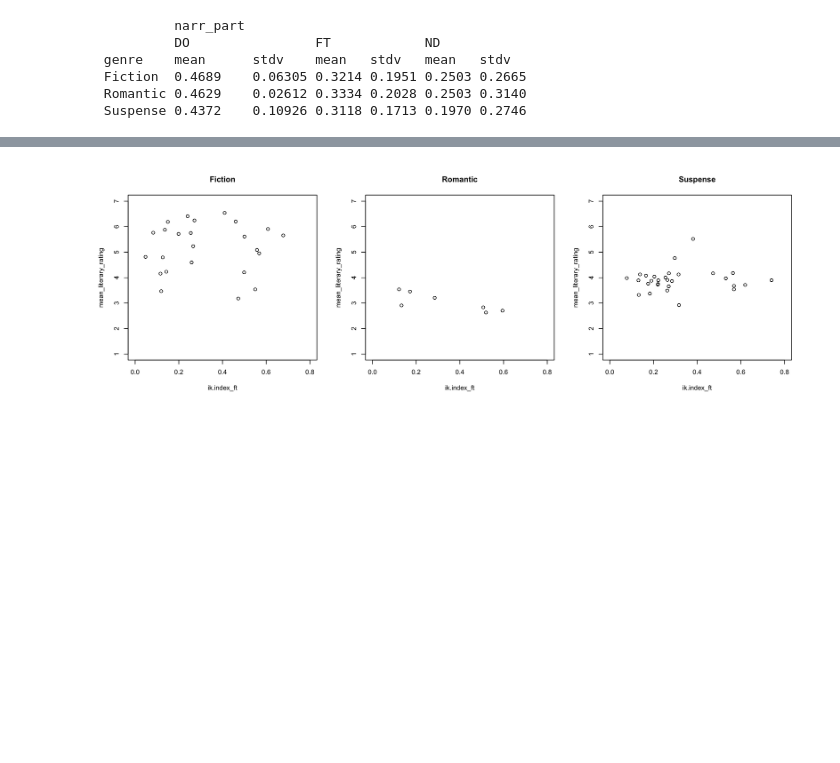
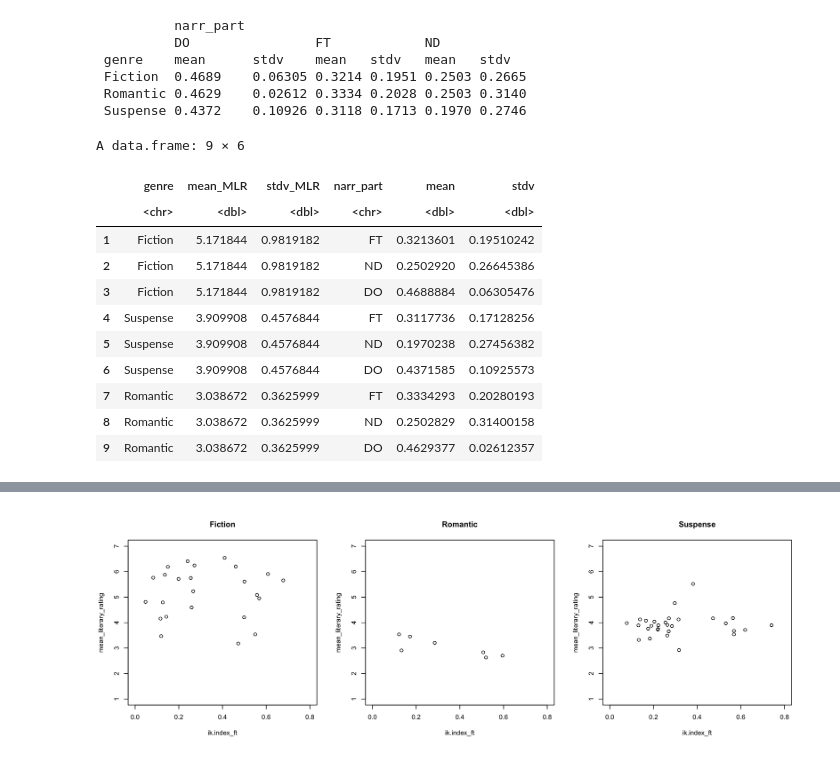
Before and after one commit to jorisvanzundert/riddle_ikindex, a Jupyter notebook: notebook/I-index.ipynb, the cells around one changed output, grey strips where cells are left out. Drawn from its saved outputs; the diff is of its cells as text; code cells hidden in the pictures; blank space fills up the shorter version.

```diff
--- a/notebook/I-index.ipynb
+++ b/notebook/I-index.ipynb
@@ -88,3 +88,34 @@ tabular( Factor(genre) ~ Factor(narr_part) * ( Heading() * do_nothing * mean + H
  Fiction  0.4689    0.06305 0.3214 0.1951 0.2503 0.2665
  Romantic 0.4629    0.02612 0.3334 0.2028 0.2503 0.3140
  Suspense 0.4372    0.10926 0.3118 0.1713 0.1970 0.2746
+# %%
+# The above solution works and is kept there for 'historic reasons'.
+# However, in the end we prefered a different tabular lay out, hence…
+
+metrics <- data.frame( genre=character(0), mean_MLR=double(0), stdv_MLR=double(0), narr_part=character(0), mean=double(0), stdv=double(0) )
+genre <- c( 'Fiction', 'Suspense', 'Romantic' )
+narr_part <- c( 'ik.index_ft', 'ik.index_nd', 'ik.index_do' )
+narr_part_map <- c( ik.index_ft='FT', ik.index_nd='ND', ik.index_do='DO' )
+for( g in genre ) {
+    for( n in narr_part ) {
+        metrics[ nrow( metrics ) + 1, ] <- list(
+            g,
+            mean( iidx[ iidx$genre==g, 'mean_literary_rating' ] ),
+            sd( iidx[ iidx$genre==g, 'mean_literary_rating' ] ),
+            narr_part_map[[n]], mean( iidx[ iidx$genre==g, n ] ), sd( iidx[ iidx$genre==g, n ] ) )
+    }
+}
+metrics
+# %% [output]
+A data.frame: 9 × 6
+|  | genre | mean_MLR | stdv_MLR | narr_part | mean | stdv |
+|  | <chr> | <dbl> | <dbl> | <chr> | <dbl> | <dbl> |
+| 1 | Fiction | 5.171844 | 0.9819182 | FT | 0.3213601 | 0.19510242 |
+| 2 | Fiction | 5.171844 | 0.9819182 | ND | 0.2502920 | 0.26645386 |
+| 3 | Fiction | 5.171844 | 0.9819182 | DO | 0.4688884 | 0.06305476 |
+| 4 | Suspense | 3.909908 | 0.4576844 | FT | 0.3117736 | 0.17128256 |
+| 5 | Suspense | 3.909908 | 0.4576844 | ND | 0.1970238 | 0.27456382 |
+| 6 | Suspense | 3.909908 | 0.4576844 | DO | 0.4371585 | 0.10925573 |
+| 7 | Romantic | 3.038672 | 0.3625999 | FT | 0.3334293 | 0.20280193 |
+| 8 | Romantic | 3.038672 | 0.3625999 | ND | 0.2502829 | 0.31400158 |
+| 9 | Romantic | 3.038672 | 0.3625999 | DO | 0.4629377 | 0.02612357 |
```
Also changed, not shown: parts of 5 cells of this notebook, 2 other files.
